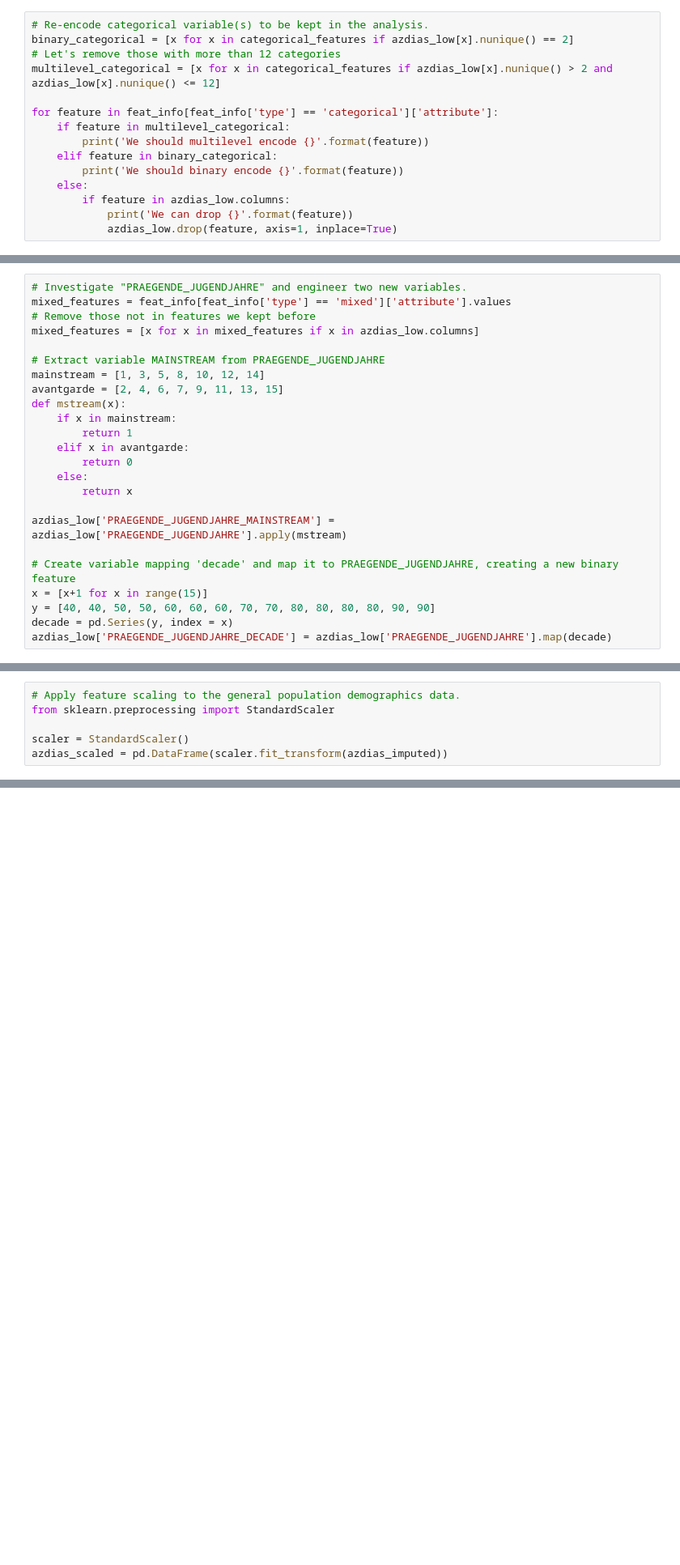
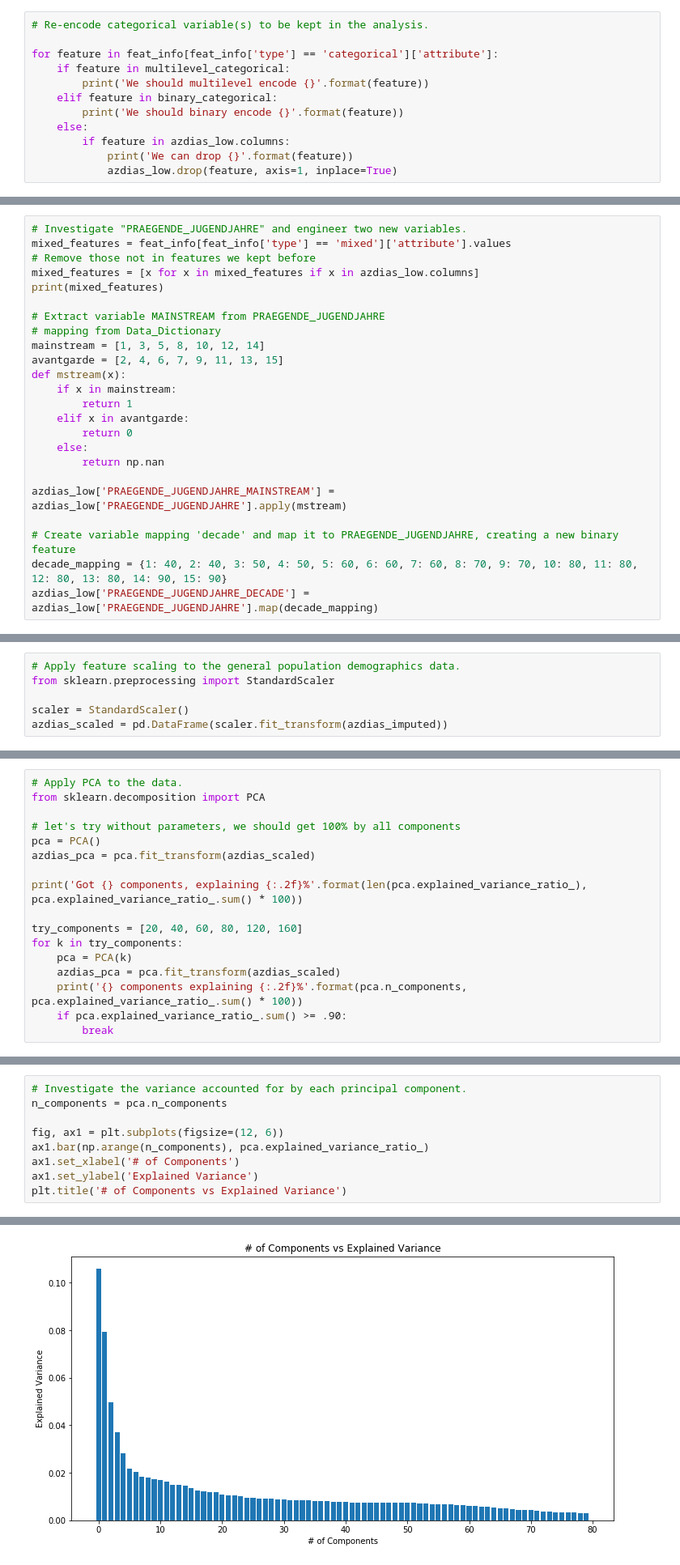
Before and after one commit to MyWay/Identify-customer-segments, a Jupyter notebook: Identify_Customer_Segments.ipynb, the cells around one changed output, grey strips where cells are left out. Shown at 81% size. Saved outputs shown, nothing was run; the diff lists cells and outputs as text; blank space fills up the shorter version.

```diff
--- a/Identify_Customer_Segments.ipynb
+++ b/Identify_Customer_Segments.ipynb
@@ -368,8 +394,5 @@ dtype: int64
 # %%
 # Re-encode categorical variable(s) to be kept in the analysis.
-binary_categorical = [x for x in categorical_features if azdias_low[x].nunique() == 2]
-# Let's remove those with more than 12 categories
-multilevel_categorical = [x for x in categorical_features if azdias_low[x].nunique() > 2 and azdias_low[x].nunique() <= 12]
 
 for feature in feat_info[feat_info['type'] == 'categorical']['attribute']:
     if feature in multilevel_categorical:
@@ -444,8 +468,10 @@ Be sure to check `Data_Dictionary.md` for the details needed to finish these tas
 mixed_features = feat_info[feat_info['type'] == 'mixed']['attribute'].values
 # Remove those not in features we kept before
 mixed_features = [x for x in mixed_features if x in azdias_low.columns]
+print(mixed_features)
 
 # Extract variable MAINSTREAM from PRAEGENDE_JUGENDJAHRE
+# mapping from Data_Dictionary
 mainstream = [1, 3, 5, 8, 10, 12, 14]
 avantgarde = [2, 4, 6, 7, 9, 11, 13, 15]
 def mstream(x):
@@ -454,12 +480,10 @@ def mstream(x):
     elif x in avantgarde:
         return 0
     else:
-        return x
+        return np.nan
 
 azdias_low['PRAEGENDE_JUGENDJAHRE_MAINSTREAM'] = azdias_low['PRAEGENDE_JUGENDJAHRE'].apply(mstream)
 
 # Create variable mapping 'decade' and map it to PRAEGENDE_JUGENDJAHRE, creating a new binary feature
-x = [x+1 for x in range(15)]
-y = [40, 40, 50, 50, 60, 60, 60, 70, 70, 80, 80, 80, 80, 90, 90]
-decade = pd.Series(y, index = x)
-azdias_low['PRAEGENDE_JUGENDJAHRE_DECADE'] = azdias_low['PRAEGENDE_JUGENDJAHRE'].map(decade)
+decade_mapping = {1: 40, 2: 40, 3: 50, 4: 50, 5: 60, 6: 60, 7: 60, 8: 70, 9: 70, 10: 80, 11: 80, 12: 80, 13: 80, 14: 90, 15: 90}
+azdias_low['PRAEGENDE_JUGENDJAHRE_DECADE'] = azdias_low['PRAEGENDE_JUGENDJAHRE'].map(decade_mapping)
@@ -743,3 +814,20 @@ On your scaled data, you are now ready to apply dimensionality reduction techniq
 - Use sklearn's [PCA](http://scikit-learn.org/stable/modules/generated/sklearn.decomposition.PCA.html) class to apply principal component analysis on the data, thus finding the vectors of maximal variance in the data. To start, you should not set any parameters (so all components are computed) or set a number of components that is at least half the number of features (so there's enough features to see the general trend in variability).
 - Check out the ratio of variance explained by each principal component as well as the cumulative variance explained. Try plotting the cumulative or sequential values using matplotlib's [`plot()`](https://matplotlib.org/api/_as_gen/matplotlib.pyplot.plot.html) function. Based on what you find, select a value for the number of transformed features you'll retain for the clustering part of the project.
 - Once you've made a choice for the number of components to keep, make sure you re-fit a PCA instance to perform the decided-on transformation.
+# %%
+# Apply PCA to the data.
+from sklearn.decomposition import PCA
+
+# let's try without parameters, we should get 100% by all components
+pca = PCA()
+azdias_pca = pca.fit_transform(azdias_scaled)
+
+print('Got {} components, explaining {:.2f}%'.format(len(pca.explained_variance_ratio_), pca.explained_variance_ratio_.sum() * 100))
+
+try_components = [20, 40, 60, 80, 120, 160]
+for k in try_components:
+    pca = PCA(k)
+    azdias_pca = pca.fit_transform(azdias_scaled)
+    print('{} components explaining {:.2f}%'.format(pca.n_components, pca.explained_variance_ratio_.sum() * 100))
+    if pca.explained_variance_ratio_.sum() >= .90:
+        break
@@ -745,0 +840,10 @@ On your scaled data, you are now ready to apply dimensionality reduction techniq
+# %%
+# Investigate the variance accounted for by each principal component.
+n_components = pca.n_components
+
+fig, ax1 = plt.subplots(figsize=(12, 6))
+ax1.bar(np.arange(n_components), pca.explained_variance_ratio_)
+ax1.set_xlabel('# of Components')
+ax1.set_ylabel('Explained Variance')
+plt.title('# of Components vs Explained Variance')
+# %% [output]
@@ -745,0 +851 @@ On your scaled data, you are now ready to apply dimensionality reduction techniq
+[figure, added]
```
Also changed, not shown: parts of 52 cells of this notebook.
